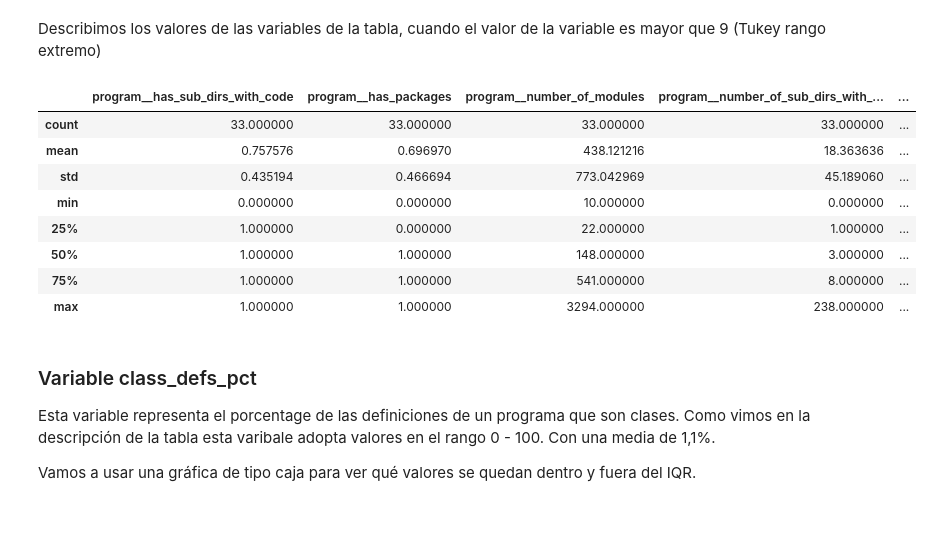
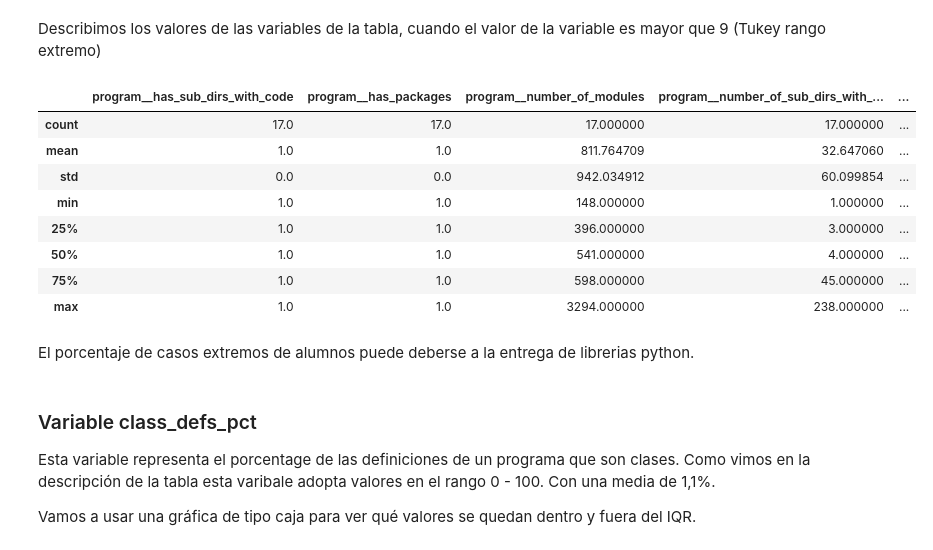
Before and after one commit to UO284262/PythonSourceCodeAnalysis, a Jupyter notebook: notebooks/01_programs.ipynb, the cells around one changed output. Drawn from its saved outputs; the diff is of its cells as text; code cells hidden in the pictures; blank space fills up the shorter version.

```diff
--- a/notebooks/01_programs.ipynb
+++ b/notebooks/01_programs.ipynb
@@ -303,17 +346,19 @@ U: 17 instancias tienen un valor para program__number_of_modules superior a 143.
 # %% [markdown]
 Describimos los valores de las variables de la tabla, cuando el valor de la variable es mayor que 9 (Tukey rango extremo)
 # %%
-X[X['program__number_of_modules'] > 9.0].describe(percentiles=[.25, .50, .75], include = ['object', 'float', 'bool', 'int'])
+X[X['program__number_of_modules'] > 143].describe(percentiles=[.25, .50, .75], include = ['object', 'float', 'bool', 'int'])
 # %% [output]
 |  | program__has_sub_dirs_with_code | program__has_packages | program__number_of_modules | program__number_of_sub_dirs_with_... | ... |
-| count | 33.000000 | 33.000000 | 33.000000 | 33.000000 | ... |
-| mean | 0.757576 | 0.696970 | 438.121216 | 18.363636 | ... |
-| std | 0.435194 | 0.466694 | 773.042969 | 45.189060 | ... |
-| min | 0.000000 | 0.000000 | 10.000000 | 0.000000 | ... |
-| 25% | 1.000000 | 0.000000 | 22.000000 | 1.000000 | ... |
-| 50% | 1.000000 | 1.000000 | 148.000000 | 3.000000 | ... |
-| 75% | 1.000000 | 1.000000 | 541.000000 | 8.000000 | ... |
-| max | 1.000000 | 1.000000 | 3294.000000 | 238.000000 | ... |
+| count | 17.0 | 17.0 | 17.000000 | 17.000000 | ... |
+| mean | 1.0 | 1.0 | 811.764709 | 32.647060 | ... |
+| std | 0.0 | 0.0 | 942.034912 | 60.099854 | ... |
+| min | 1.0 | 1.0 | 148.000000 | 1.000000 | ... |
+| 25% | 1.0 | 1.0 | 396.000000 | 3.000000 | ... |
+| 50% | 1.0 | 1.0 | 541.000000 | 4.000000 | ... |
+| 75% | 1.0 | 1.0 | 598.000000 | 45.000000 | ... |
+| max | 1.0 | 1.0 | 3294.000000 | 238.000000 | ... |
+# %% [markdown]
+El porcentaje de casos extremos de alumnos puede deberse a la entrega de librerias python.
 # %% [markdown]
 ### Variable class_defs_pct
 Esta variable representa el porcentage de las definiciones de un programa que son clases. Como vimos en la descripción de la tabla esta varibale adopta valores en el rango 0 - 100. Con una media de 1,1%.
```
Also changed, not shown: parts of 9 cells of this notebook, 8 other files.
